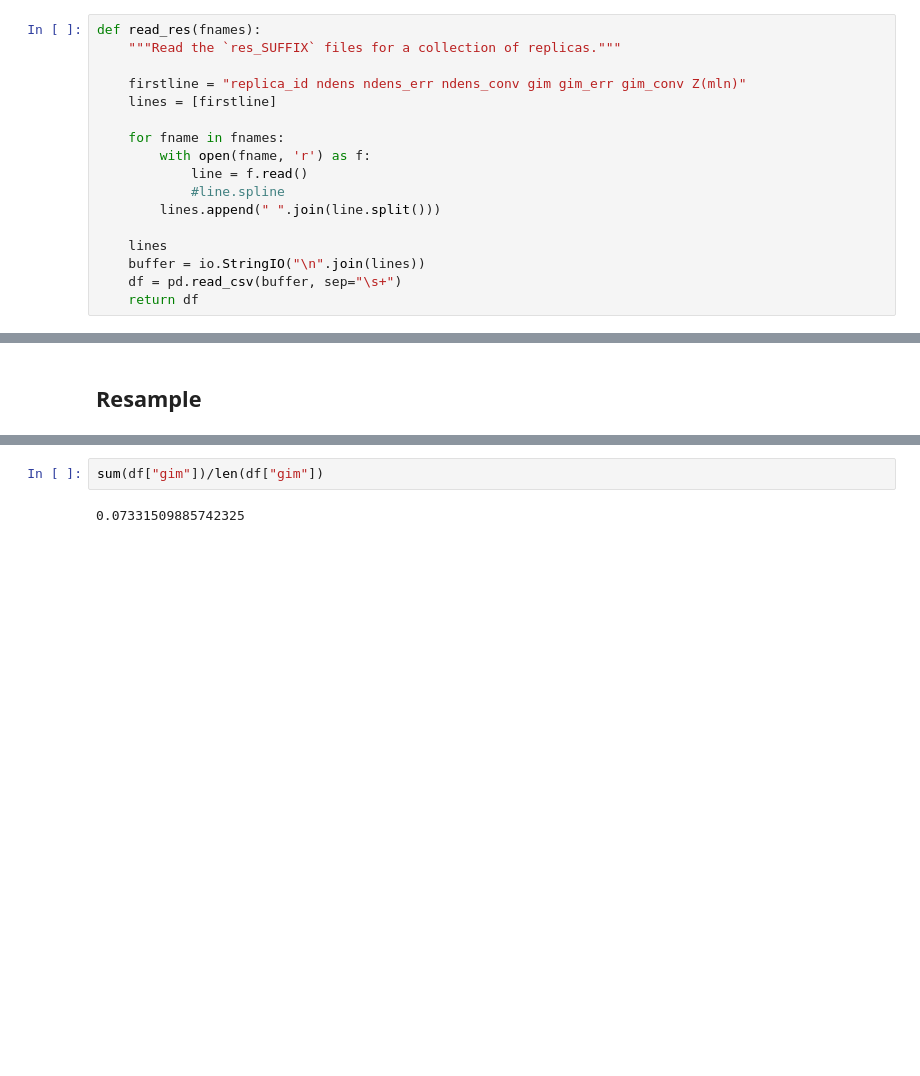
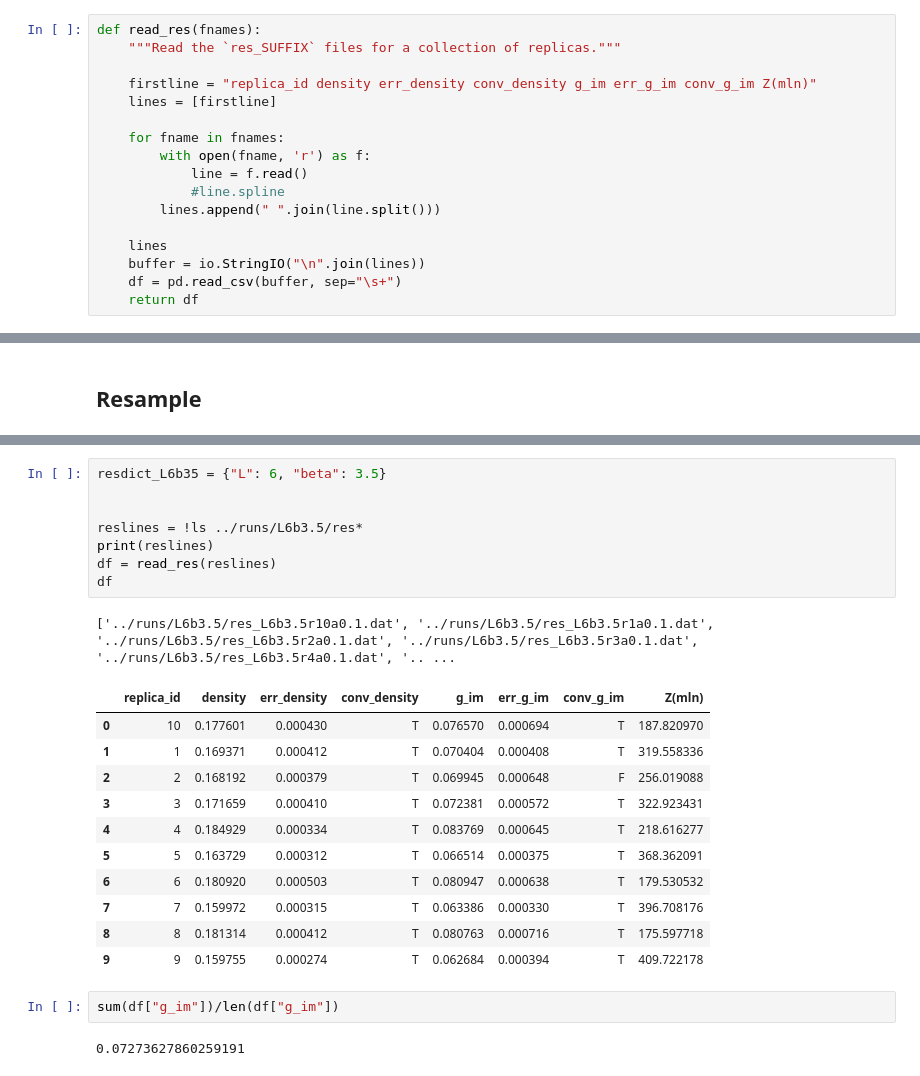
Before and after one commit to ev-br/fh_wrm_disord, a Jupyter notebook: analyze/read_in_replicas.ipynb, the cells around one changed output, grey strips where cells are left out. Saved outputs shown, nothing was run; the diff lists cells and outputs as text; blank space fills up the shorter version.

```diff
--- a/analyze/read_in_replicas.ipynb
+++ b/analyze/read_in_replicas.ipynb
@@ -16,7 +16,7 @@ import matplotlib.pyplot as plt
 def read_res(fnames):
     """Read the `res_SUFFIX` files for a collection of replicas."""
 
-    firstline = "replica_id ndens ndens_err ndens_conv gim gim_err gim_conv Z(mln)"
+    firstline = "replica_id density err_density conv_density g_im err_g_im conv_g_im Z(mln)"
     lines = [firstline]
 
     for fname in fnames:
@@ -84,5 +108,26 @@ samples = resample(df["gim"], df["gim_err"])
+# %%
+resdict_L6b35 = {"L": 6, "beta": 3.5}
+
+
+reslines = !ls ../runs/L6b3.5/res*
+print(reslines)
+df = read_res(reslines)
+df
+# %% [output]
+['../runs/L6b3.5/res_L6b3.5r10a0.1.dat', '../runs/L6b3.5/res_L6b3.5r1a0.1.dat', '../runs/L6b3.5/res_L6b3.5r2a0.1.dat', '../runs/L6b3.5/res_L6b3.5r3a0.1.dat', '../runs/L6b3.5/res_L6b3.5r4a0.1.dat', '.. ...
+|  | replica_id | density | err_density | conv_density | g_im | err_g_im | conv_g_im | Z(mln) |
+| 0 | 10 | 0.177601 | 0.000430 | T | 0.076570 | 0.000694 | T | 187.820970 |
+| 1 | 1 | 0.169371 | 0.000412 | T | 0.070404 | 0.000408 | T | 319.558336 |
+| 2 | 2 | 0.168192 | 0.000379 | T | 0.069945 | 0.000648 | F | 256.019088 |
+| 3 | 3 | 0.171659 | 0.000410 | T | 0.072381 | 0.000572 | T | 322.923431 |
+| 4 | 4 | 0.184929 | 0.000334 | T | 0.083769 | 0.000645 | T | 218.616277 |
+| 5 | 5 | 0.163729 | 0.000312 | T | 0.066514 | 0.000375 | T | 368.362091 |
+| 6 | 6 | 0.180920 | 0.000503 | T | 0.080947 | 0.000638 | T | 179.530532 |
+| 7 | 7 | 0.159972 | 0.000315 | T | 0.063386 | 0.000330 | T | 396.708176 |
+| 8 | 8 | 0.181314 | 0.000412 | T | 0.080763 | 0.000716 | T | 175.597718 |
+| 9 | 9 | 0.159755 | 0.000274 | T | 0.062684 | 0.000394 | T | 409.722178 |
 # %%
-sum(df["gim"])/len(df["gim"])
+sum(df["g_im"])/len(df["g_im"])
 # %% [output]
-0.07331509885742325
+0.07273627860259191
 # %%
```
Also changed, not shown: parts of 25 cells of this notebook, 2 other files.
